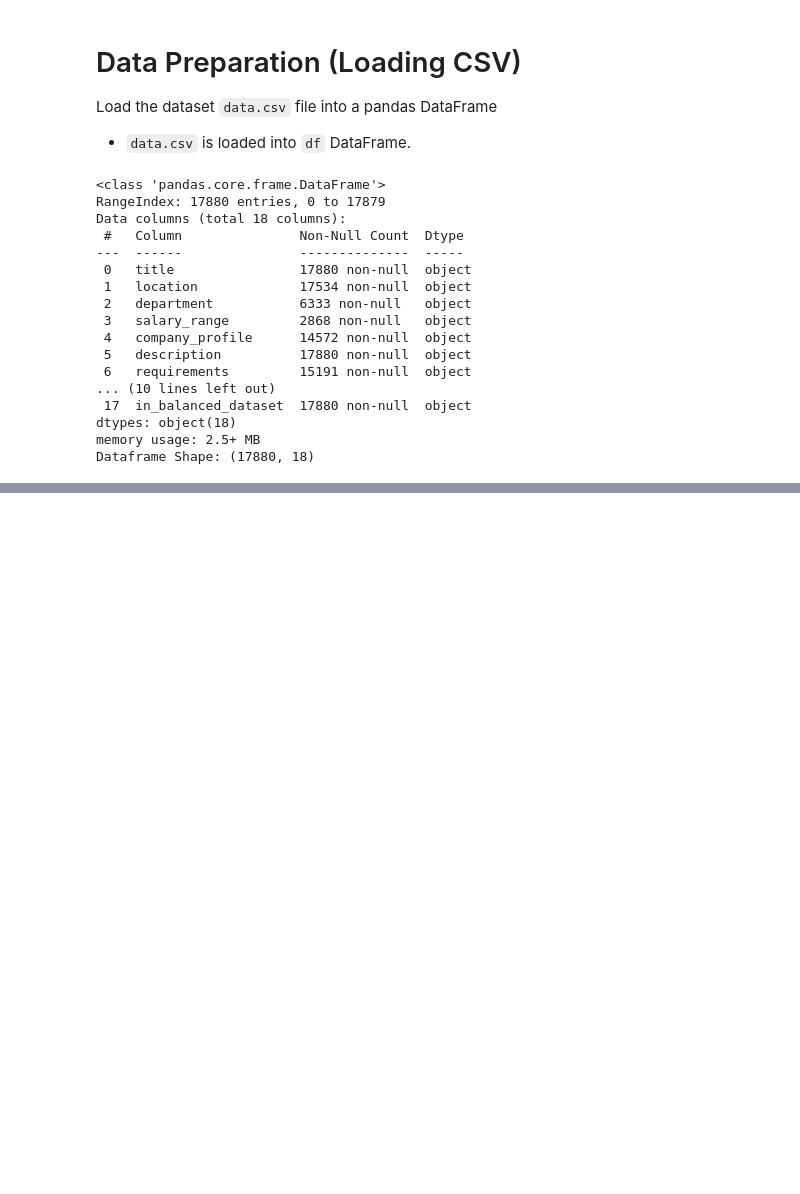
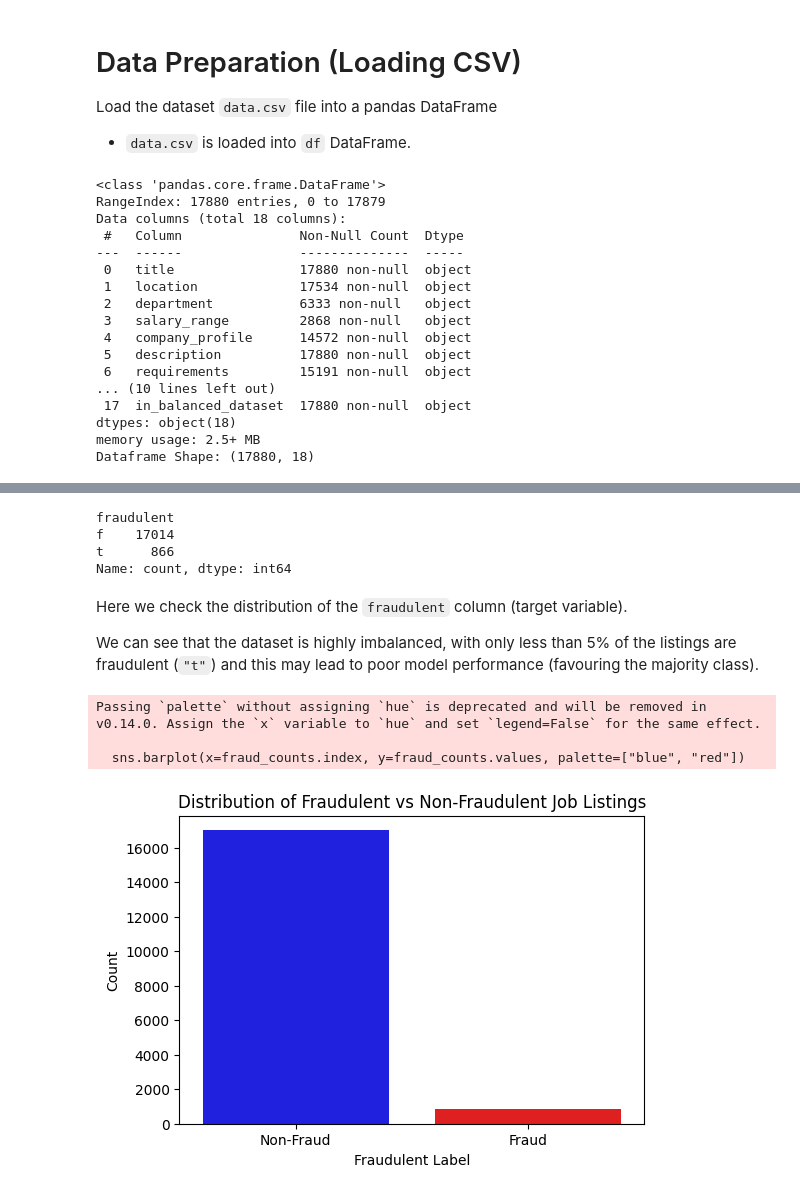
Before and after one commit to shaunzzhou/GASP, a Jupyter notebook: eda.ipynb, the cells around one changed output, grey strips where cells are left out. Saved outputs shown, nothing was run; the diff lists cells and outputs as text; code cells hidden in the pictures; blank space fills up the shorter version.

```diff
--- a/eda.ipynb
+++ b/eda.ipynb
@@ -130,0 +115,13 @@ df[df["fraudulent"] == "t"].head()
+# %%
+# Check the fraud distribution
+fraud_counts = df["fraudulent"].value_counts()
+fraud_counts
+# %% [output]
+fraudulent
+f    17014
+t      866
+Name: count, dtype: int64
+# %% [markdown]
+Here we check the distribution of the `fraudulent` column (target variable).
+
+We can see that the dataset is highly imbalanced, with only less than 5% of the listings are fraudulent (`"t"`) and this may lead to poor model performance (favouring the majority class).
@@ -130,0 +131,14 @@ df[df["fraudulent"] == "t"].head()
+# %%
+# Plot Fraud vs Non-Fraud Distribution
+plt.figure(figsize=(6,4))
+sns.barplot(x=fraud_counts.index, y=fraud_counts.values, palette=["blue", "red"])
+plt.xticks(ticks=[0, 1], labels=["Non-Fraud", "Fraud"])
+plt.ylabel("Count")
+plt.xlabel("Fraudulent Label")
+plt.title("Distribution of Fraudulent vs Non-Fraudulent Job Listings")
+plt.show()
+# %% [output]
+Passing `palette` without assigning `hue` is deprecated and will be removed in v0.14.0. Assign the `x` variable to `hue` and set `legend=False` for the same effect.
+
+  sns.barplot(x=fraud_counts.index, y=fraud_counts.values, palette=["blue", "red"])
+[figure, added]
```
Also changed, not shown: parts of 18 cells of this notebook.
